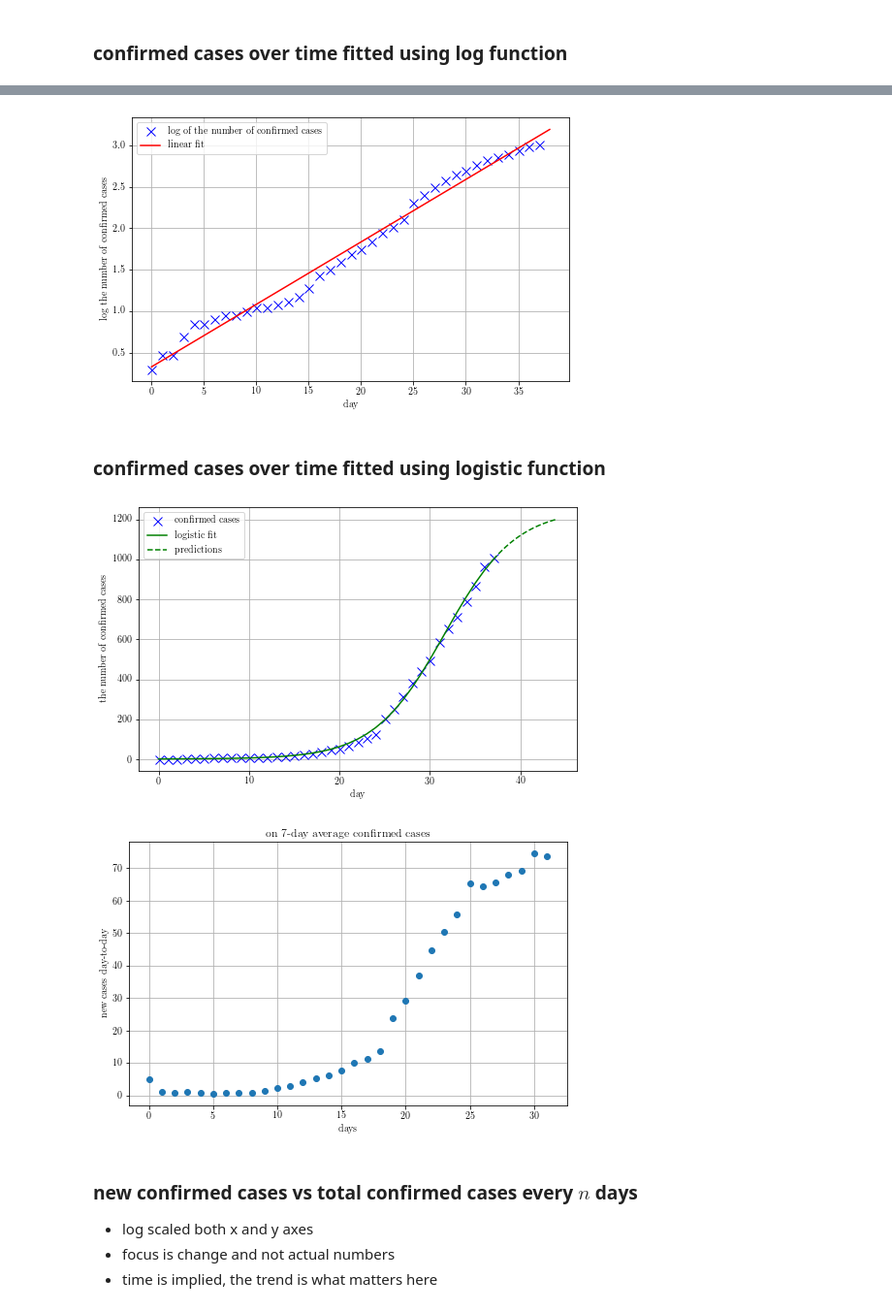
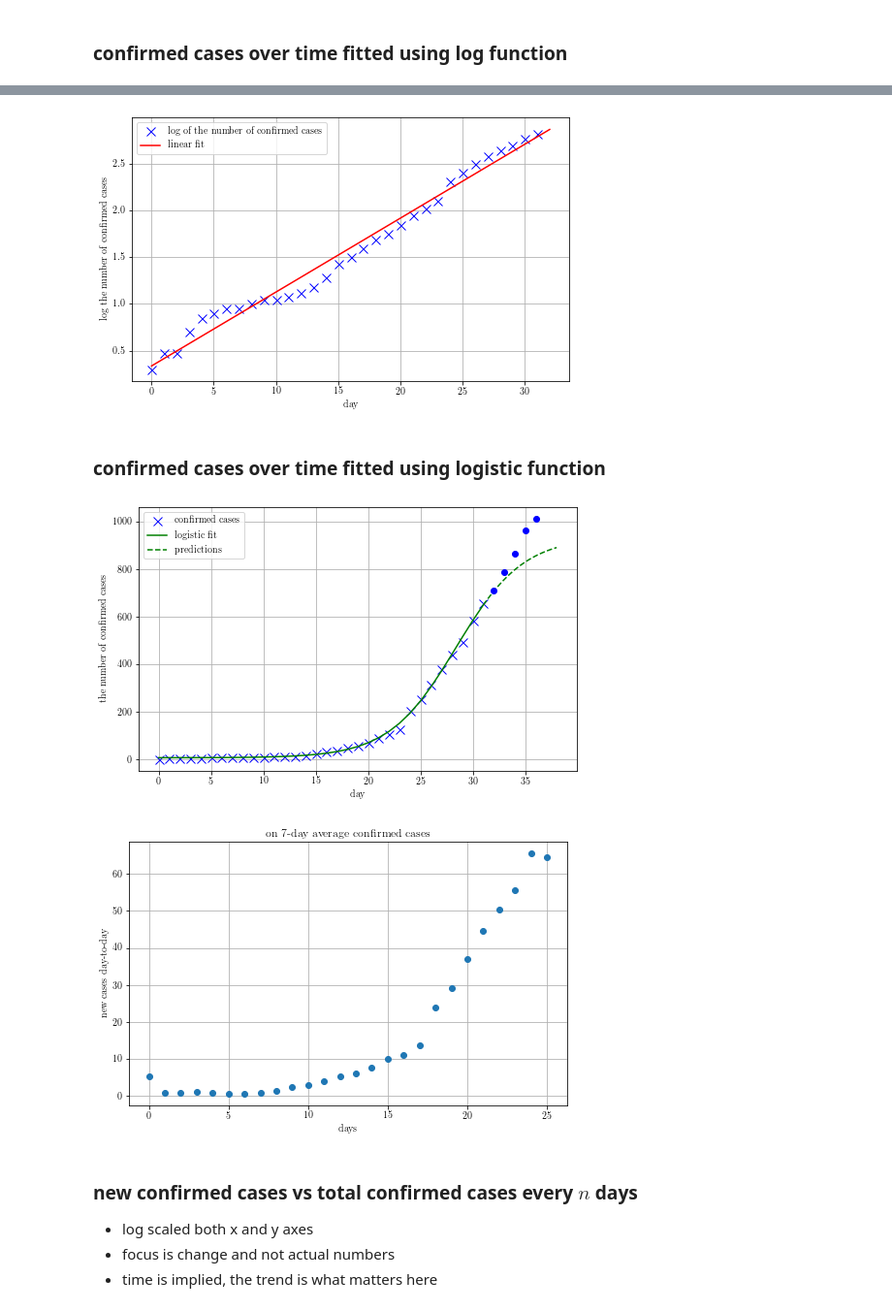
Before and after one commit to akapet00/coropy, a Jupyter notebook: covid-19.ipynb, the cells around one changed output, grey strips where cells are left out. Shown at 97% size. Saved outputs shown, nothing was run; the diff lists cells and outputs as text; code cells hidden in the pictures.

```diff
--- a/covid-19.ipynb
+++ b/covid-19.ipynb
@@ -18,13 +19,18 @@ from SIR.SIR import SIRModel
 latexconfig()
 # %%
 # data
-confirmed_cases = np.loadtxt('data/dataset.dat')
+confirmed_cases = np.loadtxt('data/confirmed_cases.dat')
+recovered_cases = np.loadtxt('data/recovered_cases.dat')
 
 # train-test split
-ratio = 1.0
+ratio = 0.88
 train_size = int(ratio * len(confirmed_cases))
-test_cases = confirmed_cases[train_size:]
+
+test_confirmed_cases = confirmed_cases[train_size:]
 confirmed_cases = confirmed_cases[:train_size]
+
+test_recovered_cases = recovered_cases[train_size:]
+recovered_cases = recovered_cases[:train_size]
 
 # normalized data
 normalized_confirmed_cases = normalize(confirmed_cases)
@@ -68,29 +76,31 @@ ax.plot(_x, predict, 'r-', label='linear fit')
 plt.grid()
 plt.legend(loc='best')
 plt.show()
-fig.savefig('figs/lin-fit-in-log-view.pdf', bbox_inches='tight')
+#fig.savefig('figs/lin-fit-in-log-view.pdf', bbox_inches='tight')
 # %% [output]
-[figure, old version]
+[figure, new version]
 # %% [markdown]
 ### confirmed cases over time fitted using logistic function
 # %%
 fig, ax, = plotData(x, confirmed_cases, False, 1.5)
 
 # logistic fit on data
 logit_model = LogisticModel(normalize=True)
-fitted = logit_model.fit(x, confirmed_cases)
+fitted, _ = logit_model.fit(x, confirmed_cases)
 ax.plot(x, fitted, 'g-', label='logistic fit')
 
 # extrapolation
 _x, preds = logit_model.predict(n_future_days)
 ax.plot(_x, preds, 'g--', label='predictions')
+ax.plot(np.arange(len(confirmed_cases), len(confirmed_cases)+len(test_confirmed_cases), 1),
+        test_confirmed_cases, 'bo')
 
 plt.grid()
 plt.legend(loc='best')
 plt.show()
-fig.savefig('figs/logit-fit.pdf', bbox_inches='tight')
+#fig.savefig('figs/logit-fit.pdf', bbox_inches='tight')
 # %% [output]
-[figure, old version]
+[figure, new version]
 # %%
 n_avg = 7
 confirmed_averaged = moving_average(confirmed_cases, n=n_avg)
@@ -112,9 +122,9 @@ plt.title(f'on {n_avg}-day average confirmed cases')
 
 plt.grid()
 plt.show()
-fig.savefig('figs/7-day-avg-new-cases-val_v_time.pdf', bbox_inches='tight')
+#fig.savefig('figs/7-day-avg-new-cases-val_v_time.pdf', bbox_inches='tight')
 # %% [output]
-[figure, old version]
+[figure, new version]
 # %% [markdown]
 ### new confirmed cases vs total confirmed cases every $n$ days
 
```
Also changed, not shown: parts of 7 cells of this notebook, 7 other files.
